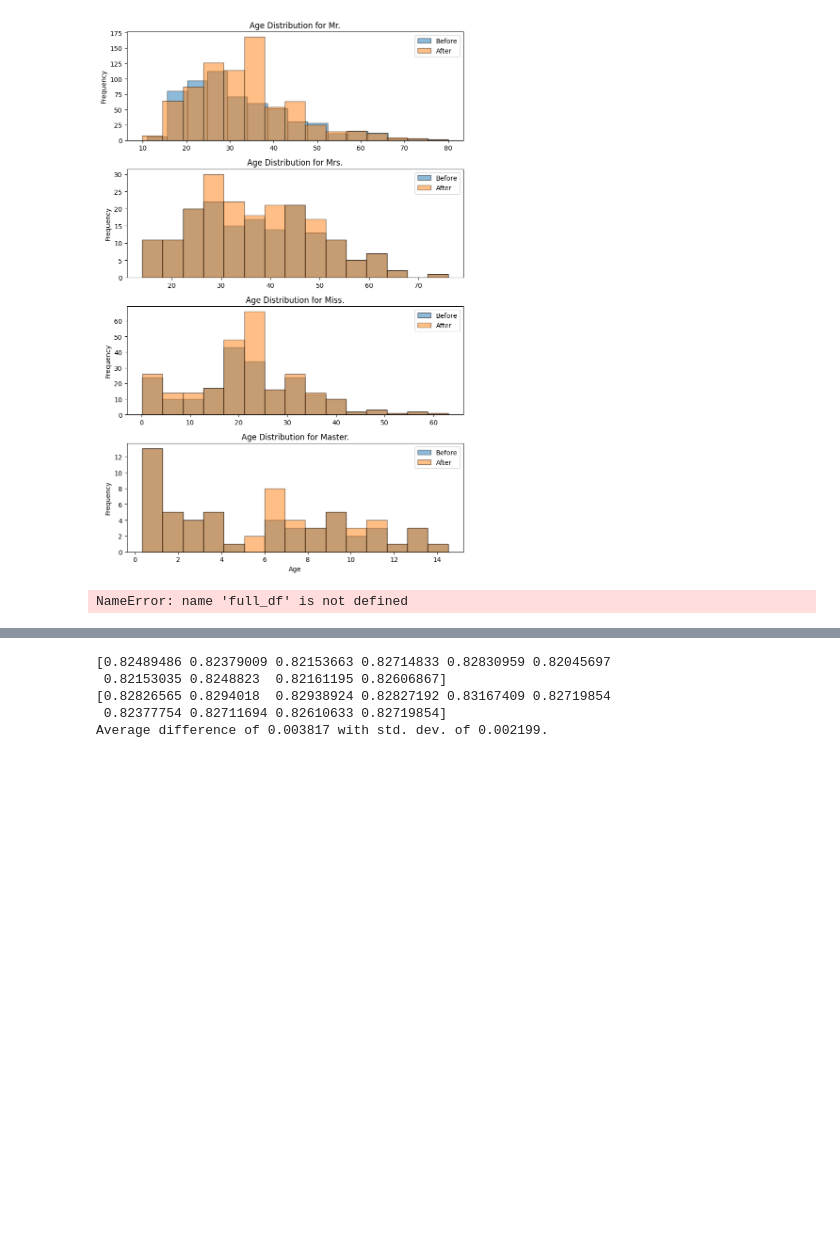
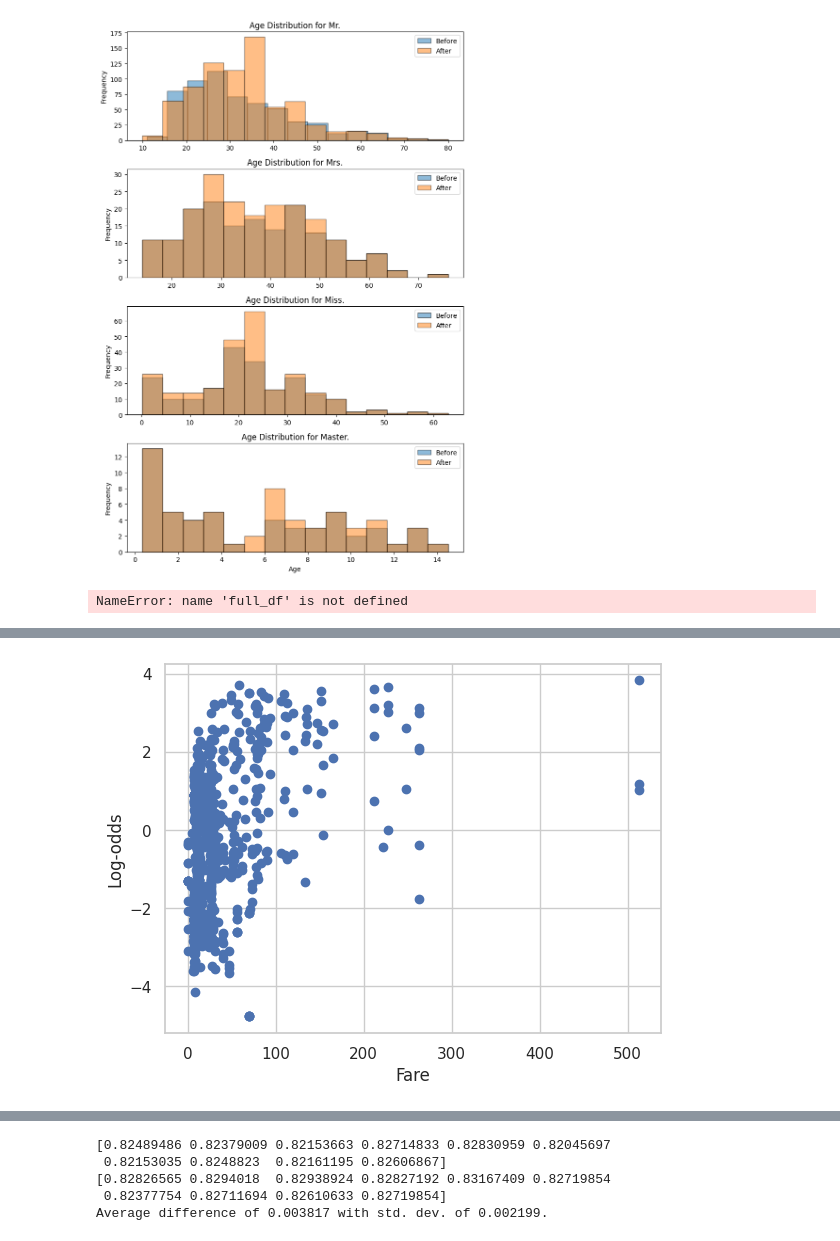
Before and after one commit to axandrei1234/titanic-challenge, a Jupyter notebook: src/test.ipynb, the cells around one changed output, grey strips where cells are left out. Saved outputs shown, nothing was run; the diff lists cells and outputs as text; code cells hidden in the pictures; blank space fills up the shorter version.

```diff
--- a/src/test.ipynb
+++ b/src/test.ipynb
@@ -408,0 +526,7 @@ plt.show()
+# %%
+plt.scatter(x=X_train_constant['Fare'].values, y=log_odds);
+plt.xlabel("Fare")
+plt.ylabel("Log-odds")
+plt.show()
+# %% [output]
+[figure, added]
```
Also changed, not shown: parts of 20 cells of this notebook.
